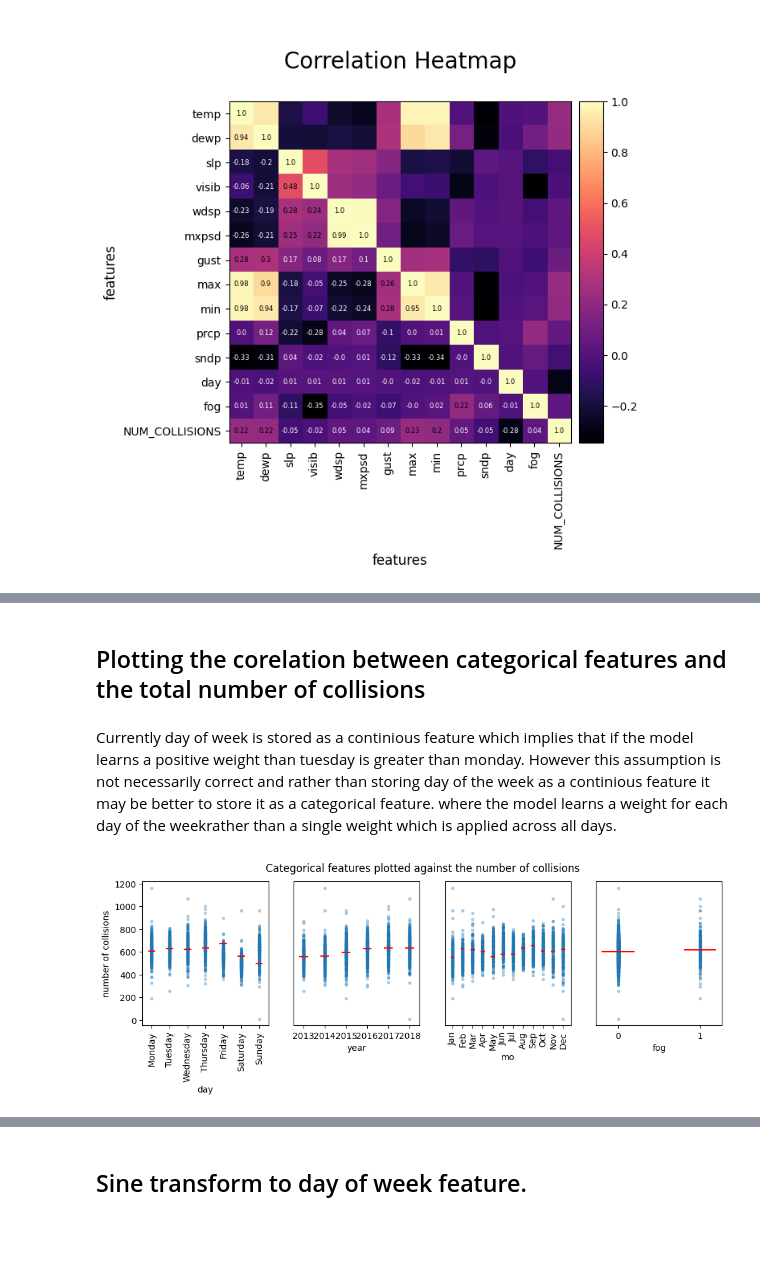
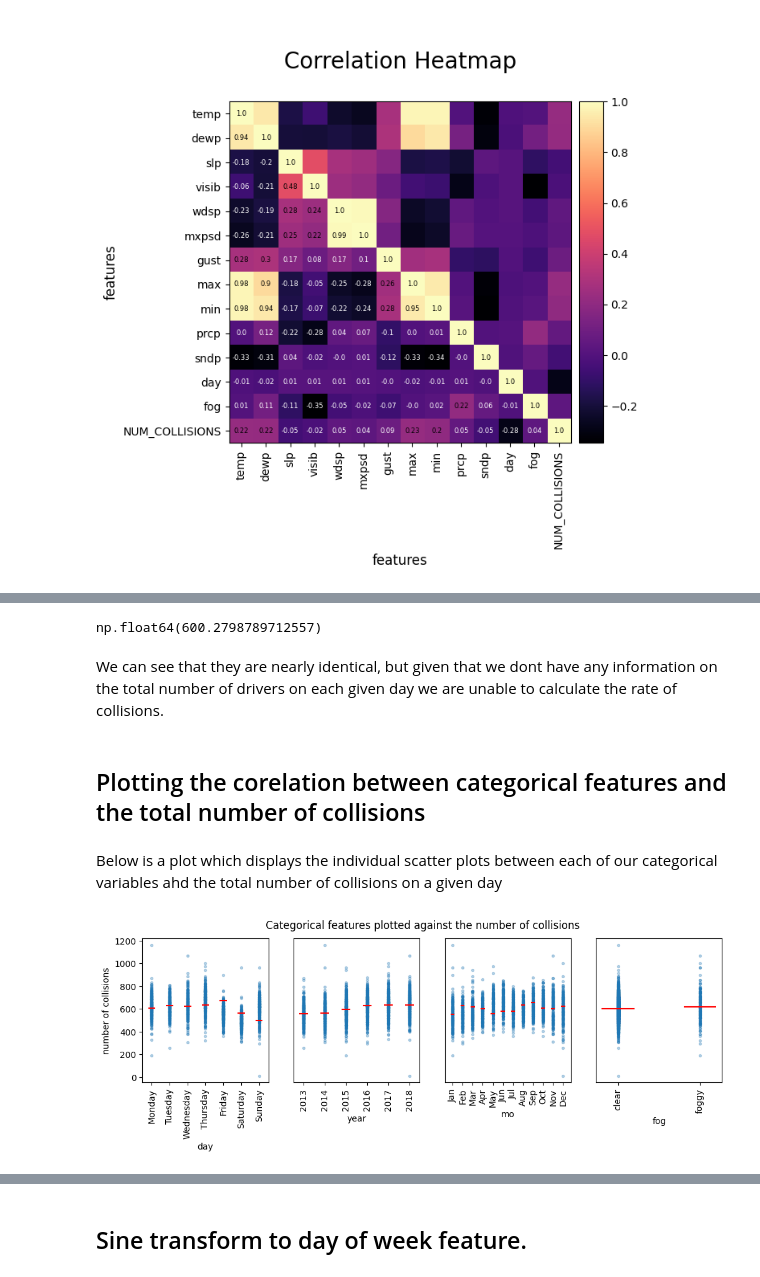
Before and after one commit to niv-en/assignments, a Jupyter notebook: MNA/assignment.ipynb, the cells around one changed output, grey strips where cells are left out. Saved outputs shown, nothing was run; the diff lists cells and outputs as text; code cells hidden in the pictures; blank space fills up the shorter version.

```diff
--- a/MNA/assignment.ipynb
+++ b/MNA/assignment.ipynb
@@ -557,52 +579,62 @@ In a similar vain to before you would expect a feature like `visib` which repres
+# %%
+# printing the mean number of collisions on days without rain
+df[df.prcp == 0 ].NUM_COLLISIONS.mean()
+# %% [output]
+np.float64(600.2798789712557)
+# %% [markdown]
+We can see that they are nearly identical, but given that we dont have any information on the total number of drivers on each given day we are unable to calculate the rate of collisions.
 # %% [markdown]
 ## Plotting the corelation between categorical features and the total number of collisions
-# %% [markdown]
-Currently day of week is stored as a continious feature which implies that if the model learns a positive weight than tuesday is greater than monday. However this assumption is not necessarily correct and rather than storing day of the week as a continious feature it may be better to store it as a categorical feature. where the model learns a weight for each day of the weekrather than a single weight which is applied across all days.
+# %% [markdown]
+Below is a plot which displays the individual scatter plots between each of our categorical variables ahd the total number of collisions on a given day
 # %%
 import math
 
 for feature in categorical_features:
     df[feature] = df[feature].astype('string')
 
+#setting the number of subplots equal to the number of features we wish to plot
 n_subplots = len(categorical_features)
 
 fig, ax = plt.subplots( 1, n_subplots , figsize = (12,  3   ) )
 
-
 fig.suptitle(' Categorical features plotted against the number of collisions ')
 
+#dictionary defining the xticks are currently days of week and months of year are encoded using integers
 xticks_dict = {'day': ['Monday', 'Tuesday', 'Wednesday', 'Thursday', 'Friday', 'Saturday', 'Sunday'],
-              'mo': ['Jan', 'Feb', 'Mar', 'Apr', 'May', 'Jun', 'Jul', 'Aug', 'Sep', 'Oct', 'Nov', 'Dec']}
+              'mo': ['Jan', 'Feb', 'Mar', 'Apr', 'May', 'Jun', 'Jul', 'Aug', 'Sep', 'Oct', 'Nov', 'Dec'],
+              'fog' : ['clear', 'foggy' ] }
 
 
 y_idx = 0
 for idx, categorical_feature in enumerate(categorical_features):
 
+    #only want to set a y label for the first plot as it will be shared between the rest
     if idx == 0:
         ax[idx].set_ylabel('number of collisions')
     else:
-
         ax[idx].set_yticks([])
 
 
-    if xticks_dict.get(categorical_feature):
-        xticks = xticks_dict.get(categorical_feature)
-        ax[idx].set_xticks(np.arange(len(xticks) ) , xticks, rotation = 90 )
-
     ax[idx].set_xlabel(categorical_feature)
-
-
 
     ax[idx].scatter(df[categorical_feature], df.NUM_COLLISIONS, s= 8 , alpha = 0.3  )
 
+    #if our feature has predefined xticks(day,month) assign them to our plot else use the existing onces
+    if xticks_dict.get(categorical_feature):
+        xticks = xticks_dict.get(categorical_feature)
+    else:
+        xticks = ax[idx].get_xticklabels()
 
+    ax[idx].set_xticks(np.arange(len(xticks) ) , xticks, rotation = 90 )
+
+    #calculating the mean number of collisions for each setting of our discrete variable and plotting it
     means = df.groupby(categorical_feature)['NUM_COLLISIONS'].mean()
     for i,mean in enumerate(means):
         ax[idx].hlines(mean, i - 0.2, i + 0.2,  color = 'red'   )
 
-
     if idx % 2 == 0:
         y_idx = +1
 # %% [output]
-[figure, old version]
+[figure, new version]
 # %% [markdown]
```
Also changed, not shown: parts of 46 cells of this notebook.
